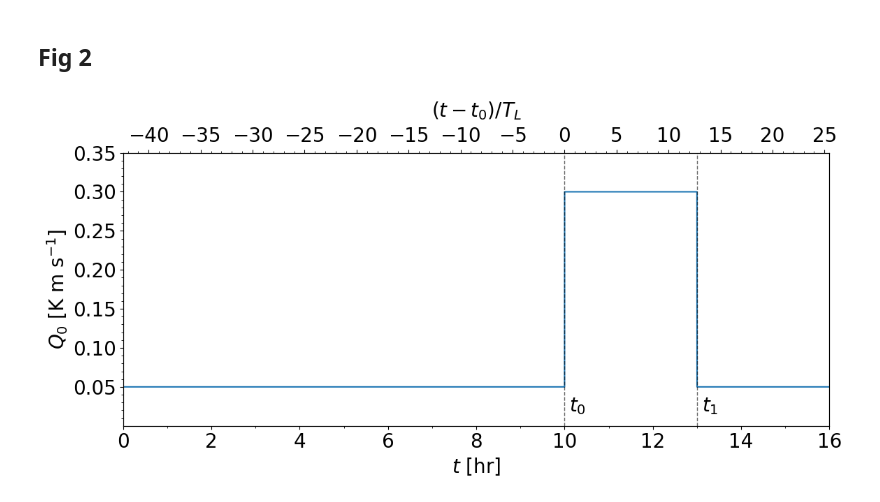
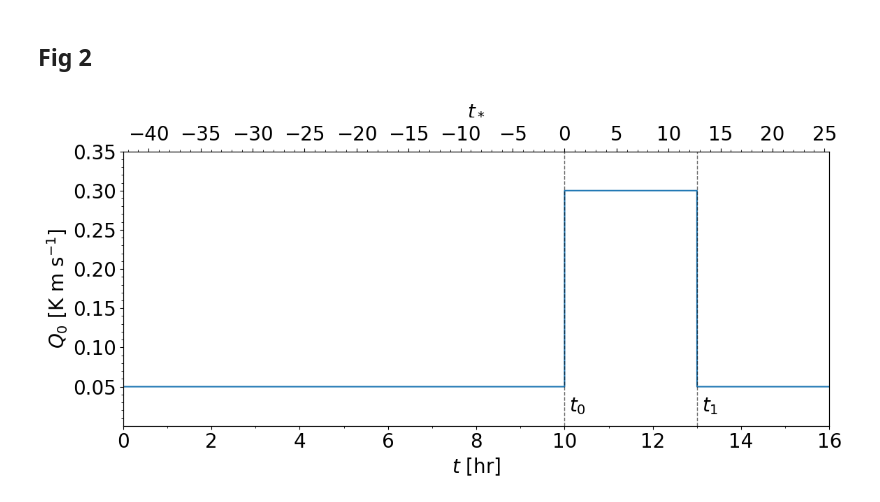
Before and after one commit to Salesky-ABL/ABL_Transition, a Jupyter notebook: plotting/heat_flux.ipynb, the cells around one changed output. Drawn from its saved outputs; the diff is of its cells as text; code cells hidden in the pictures.

Commit message:
updated plots

```diff
--- a/plotting/heat_flux.ipynb
+++ b/plotting/heat_flux.ipynb
@@ -120,27 +123,27 @@ tlmin = min((time-10)*3600/T_L)
 # %%
 fig, ax = plt.subplots(figsize=(12,6))
 
 ax.plot(time, flux, lw=1.5)
 
 ax.set_ylim(0.00001,0.35)
 ax.set_xlim(0,16)
 ax.set_ylabel("$Q_0$ [K m s$^{-1}$]")
 ax.set_xlabel("$t$ [hr]")
 ax.axvline(x=10, c="black", lw=1, alpha=0.6, ls="--")
 ax.axvline(x=13, c="black", lw=1, alpha=0.6, ls="--")
 ax.text(10 + 0.3, 0.025, "$t_0$", ha="center", va="center")
 ax.text(13 + 0.3, 0.025, "$t_1$", ha="center", va="center")
 ax.yaxis.set_minor_locator(MultipleLocator(0.01))
 ax.xaxis.set_major_locator(MultipleLocator(2))
 ax.xaxis.set_minor_locator(MultipleLocator(1))
 
 ax2 = ax.twiny()
 ax2.set_xlim(tlmin, tlmax)
-ax2.set_xlabel("$(t-t_0) / T_L$", labelpad=10)
+ax2.set_xlabel("$t_*$", labelpad=10)
 ax2.xaxis.set_major_locator(MultipleLocator(5))
 ax2.xaxis.set_minor_locator(MultipleLocator(1))
 
 fig.tight_layout()
-plt.savefig("/home/rfrost/manuscript_plots/fig2.pdf", format="pdf", dpi=900, bbox_inches="tight")
+plt.savefig("/home/rfrost/manuscript_plots/fig2.pdf", format="pdf", dpi=300, bbox_inches="tight")
 # %% [output]
-[figure, old version]
+[figure, new version]
```
Also changed, not shown: parts of 2 cells of this notebook, 4 other files.
